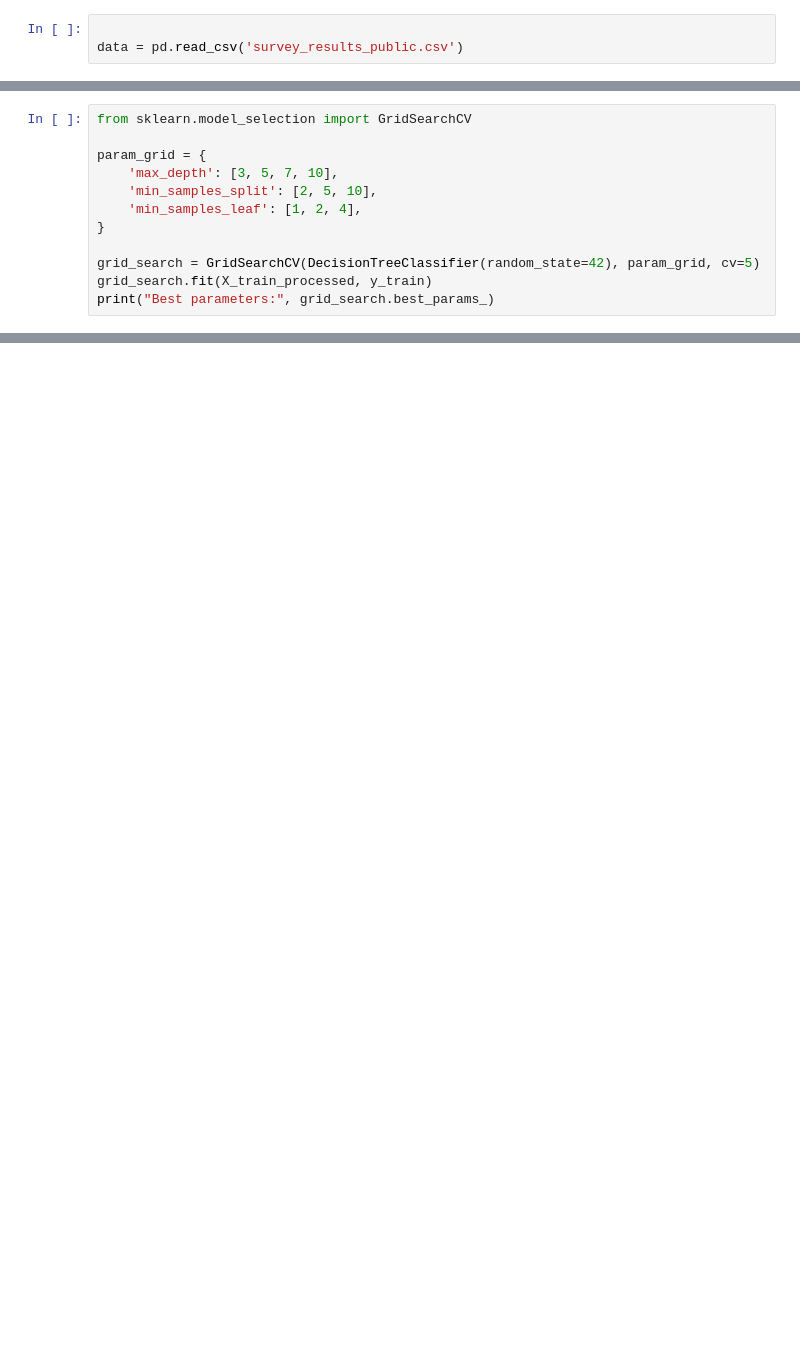
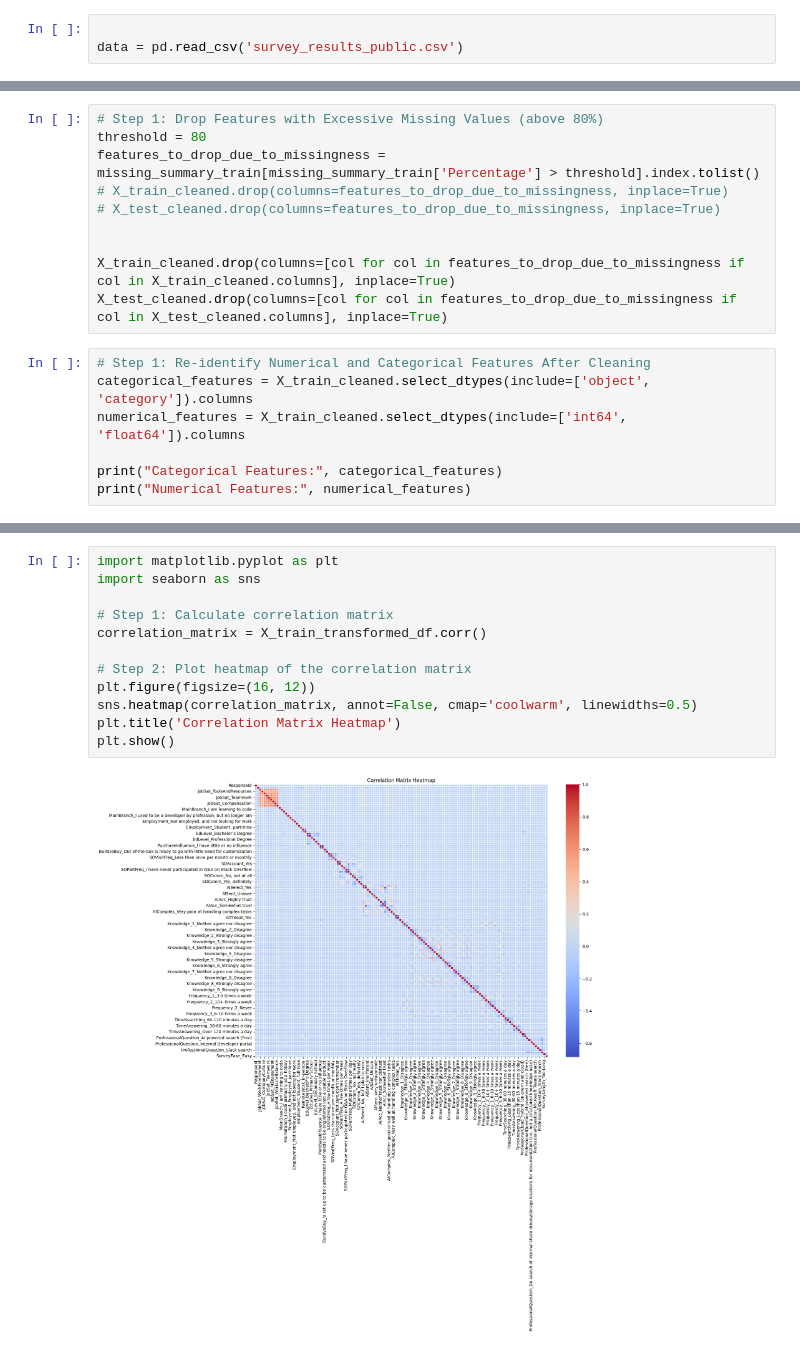
Before and after one commit to NabidAlam/stackoverflow-project, a Jupyter notebook: jobsatisfaction_proj.ipynb, the cells around one changed output, grey strips where cells are left out. Drawn from its saved outputs; the diff is of its cells as text; blank space fills up the shorter version.

```diff
--- a/jobsatisfaction_proj.ipynb
+++ b/jobsatisfaction_proj.ipynb
@@ -739,12 +119,0 @@ plt.show()
-# %%
-from sklearn.model_selection import GridSearchCV
-
-param_grid = {
-    'max_depth': [3, 5, 7, 10],
-    'min_samples_split': [2, 5, 10],
-    'min_samples_leaf': [1, 2, 4],
-}
-
-grid_search = GridSearchCV(DecisionTreeClassifier(random_state=42), param_grid, cv=5)
-grid_search.fit(X_train_processed, y_train)
-print("Best parameters:", grid_search.best_params_)
@@ -898,0 +729,17 @@ weighted avg       0.21      0.24      0.17      5826
+# %%
+# Step 1: Drop Features with Excessive Missing Values (above 80%)
+threshold = 80
+features_to_drop_due_to_missingness = missing_summary_train[missing_summary_train['Percentage'] > threshold].index.tolist()
+# X_train_cleaned.drop(columns=features_to_drop_due_to_missingness, inplace=True)
+# X_test_cleaned.drop(columns=features_to_drop_due_to_missingness, inplace=True)
+
+
+X_train_cleaned.drop(columns=[col for col in features_to_drop_due_to_missingness if col in X_train_cleaned.columns], inplace=True)
+X_test_cleaned.drop(columns=[col for col in features_to_drop_due_to_missingness if col in X_test_cleaned.columns], inplace=True)
+# %%
+# Step 1: Re-identify Numerical and Categorical Features After Cleaning
+categorical_features = X_train_cleaned.select_dtypes(include=['object', 'category']).columns
+numerical_features = X_train_cleaned.select_dtypes(include=['int64', 'float64']).columns
+
+print("Categorical Features:", categorical_features)
+print("Numerical Features:", numerical_features)
@@ -898,0 +1005,14 @@ weighted avg       0.21      0.24      0.17      5826
+# %%
+import matplotlib.pyplot as plt
+import seaborn as sns
+
+# Step 1: Calculate correlation matrix
+correlation_matrix = X_train_transformed_df.corr()
+
+# Step 2: Plot heatmap of the correlation matrix
+plt.figure(figsize=(16, 12))
+sns.heatmap(correlation_matrix, annot=False, cmap='coolwarm', linewidths=0.5)
+plt.title('Correlation Matrix Heatmap')
+plt.show()
+# %% [output]
+[figure, added]
```
Also changed, not shown: parts of 84 cells of this notebook, 1 other file.
